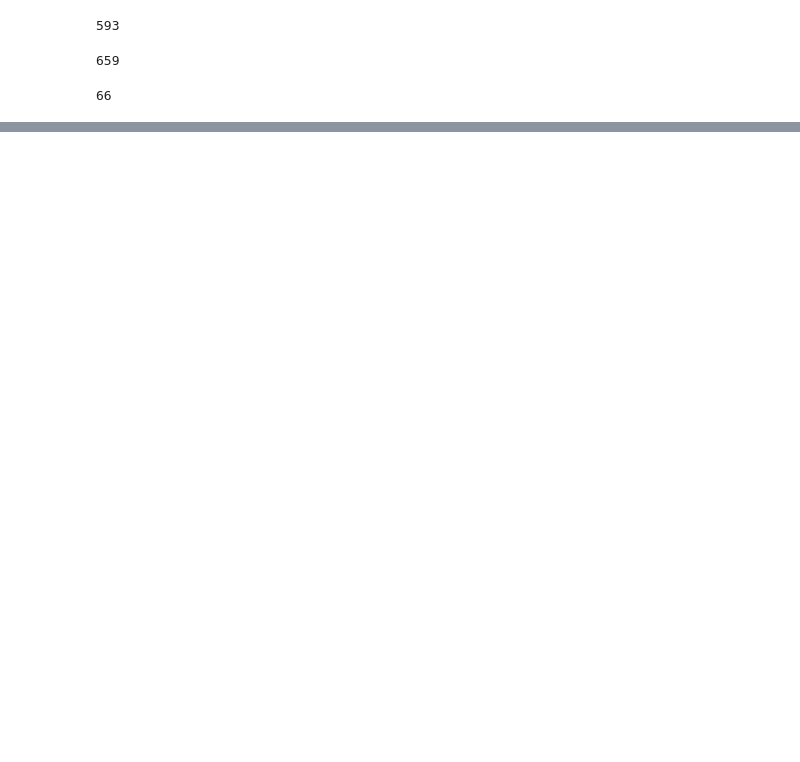
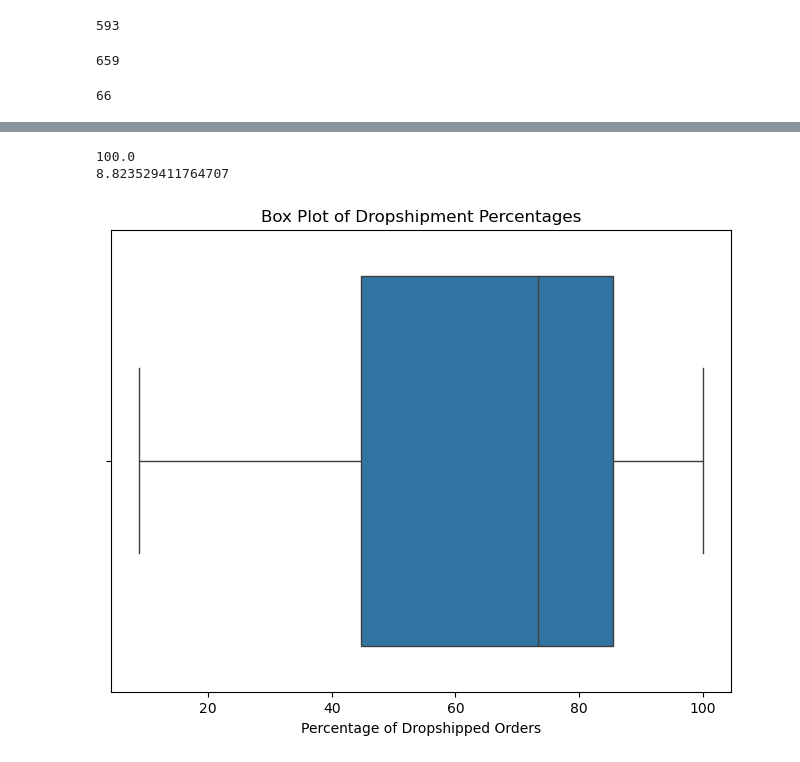
Before and after one commit to Wendyessilfie/Business-statistics-, a Jupyter notebook: tao yin notebook - Vanessa & Wendy.ipynb, the cells around one changed output, grey strips where cells are left out. Saved outputs shown, nothing was run; the diff lists cells and outputs as text; code cells hidden in the pictures; blank space fills up the shorter version.

```diff
--- a/tao yin notebook - Vanessa & Wendy.ipynb
+++ b/tao yin notebook - Vanessa & Wendy.ipynb
@@ -262,7 +264,0 @@ Number of mismatched rows: 71089
-# %%
-# Create a new column 'mismatch' using a vectorized comparison
-df_TY_users['mismatch'] = df_TY_users["postcode_delivery"] != df_TY_users["postcode_customer"]
-df_TY_users['mismatch'] = df_TY_users['mismatch'].replace({True: 'Yes', False: 'No'})
-
-# Display a few rows to verify
-df_TY_users[['postcode_delivery', 'postcode_customer', 'mismatch', 'volume']].head(10)
@@ -280,0 +324,10 @@ df_TY_users[['postcode_delivery', 'postcode_customer', 'mismatch', 'volume']].he
+# %%
+# Group by 'customer' and calculate total shipments, customer type, and total drop shipments only for drop shippers
+tot_shipments_sum = df_TY_users.groupby('customer').agg(
+    tot_shipments=('customer', 'count'),  # Total number of shipments per customer
+    customer_type=('customer_type', 'first'),  # Consistent customer type for each customer
+    tot_dropshipments=('customer_type', lambda x: sum(x == 'dropshipper') if x.iloc[0] == 'dropshipper' else 0)
+).reset_index()
+
+# Display the resulting DataFrame
+tot_shipments_sum.head()
@@ -280,0 +341,9 @@ df_TY_users[['postcode_delivery', 'postcode_customer', 'mismatch', 'volume']].he
+# %%
+# Calculate the percentage of drop shipments for each customer
+tot_shipments_sum["percentage_DS"] = (tot_shipments_sum["tot_dropshipments"] / tot_shipments_sum["tot_shipments"]) * 100
+
+# Filter the DataFrame to show only rows where the customer type is 'dropshipper'
+dropshipper_only = tot_shipments_sum[tot_shipments_sum["customer_type"] == "dropshipper"]
+
+# Display the resulting DataFrame with only drop shippers
+dropshipper_only.head()
@@ -280,0 +357,16 @@ df_TY_users[['postcode_delivery', 'postcode_customer', 'mismatch', 'volume']].he
+# %%
+# Viewing the highest and lowest percentage of dropshipments over the total per customer
+print(dropshipper_only["percentage_DS"].max())
+print(dropshipper_only["percentage_DS"].min())
+# %% [output]
+100.0
+8.823529411764707
+# %%
+#plotting a boxplot to see what the distribution looks like
+plt.figure(figsize=(8, 6))
+sns.boxplot(x=dropshipper_only['percentage_DS'])
+plt.title('Box Plot of Dropshipment Percentages')
+plt.xlabel('Percentage of Dropshipped Orders')
+plt.show()
+# %% [output]
+[figure, added]
```
Also changed, not shown: parts of 21 cells of this notebook.
